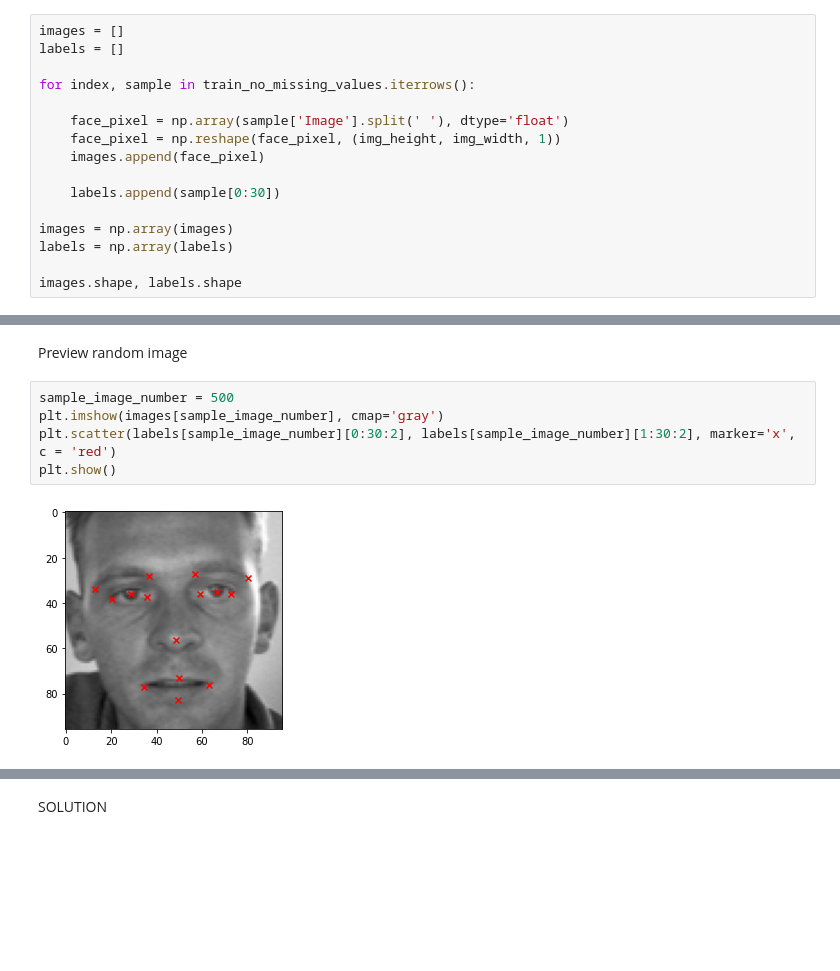
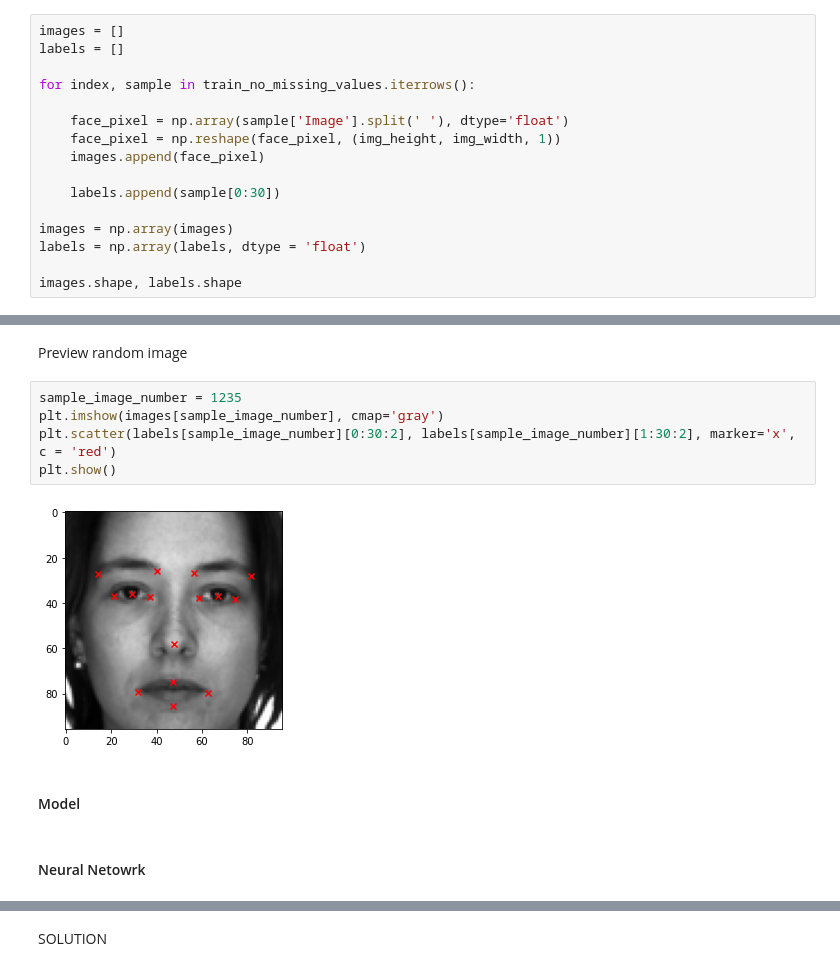
Before and after one commit to mdodovic/Facial-Keypoints-Detection, a Jupyter notebook: keypoints_detector.ipynb, the cells around one changed output, grey strips where cells are left out. Saved outputs shown, nothing was run; the diff lists cells and outputs as text; blank space fills up the shorter version.

```diff
--- a/keypoints_detector.ipynb
+++ b/keypoints_detector.ipynb
@@ -136,7 +147,7 @@ for index, sample in train_no_missing_values.iterrows():
     labels.append(sample[0:30])
 
 images = np.array(images)
-labels = np.array(labels)
+labels = np.array(labels, dtype = 'float')
 
 images.shape, labels.shape
 # %% [output]
@@ -144,9 +155,13 @@ images.shape, labels.shape
 # %% [markdown]
 Preview random image
 # %%
-sample_image_number = 500
+sample_image_number = 1235
 plt.imshow(images[sample_image_number], cmap='gray')
 plt.scatter(labels[sample_image_number][0:30:2], labels[sample_image_number][1:30:2], marker='x', c = 'red')
 plt.show()
 # %% [output]
-[figure, old version]
+[figure, new version]
+# %% [markdown]
+#### Model
+# %% [markdown]
+#### Neural Netowrk
```
Also changed, not shown: parts of 11 cells of this notebook.
